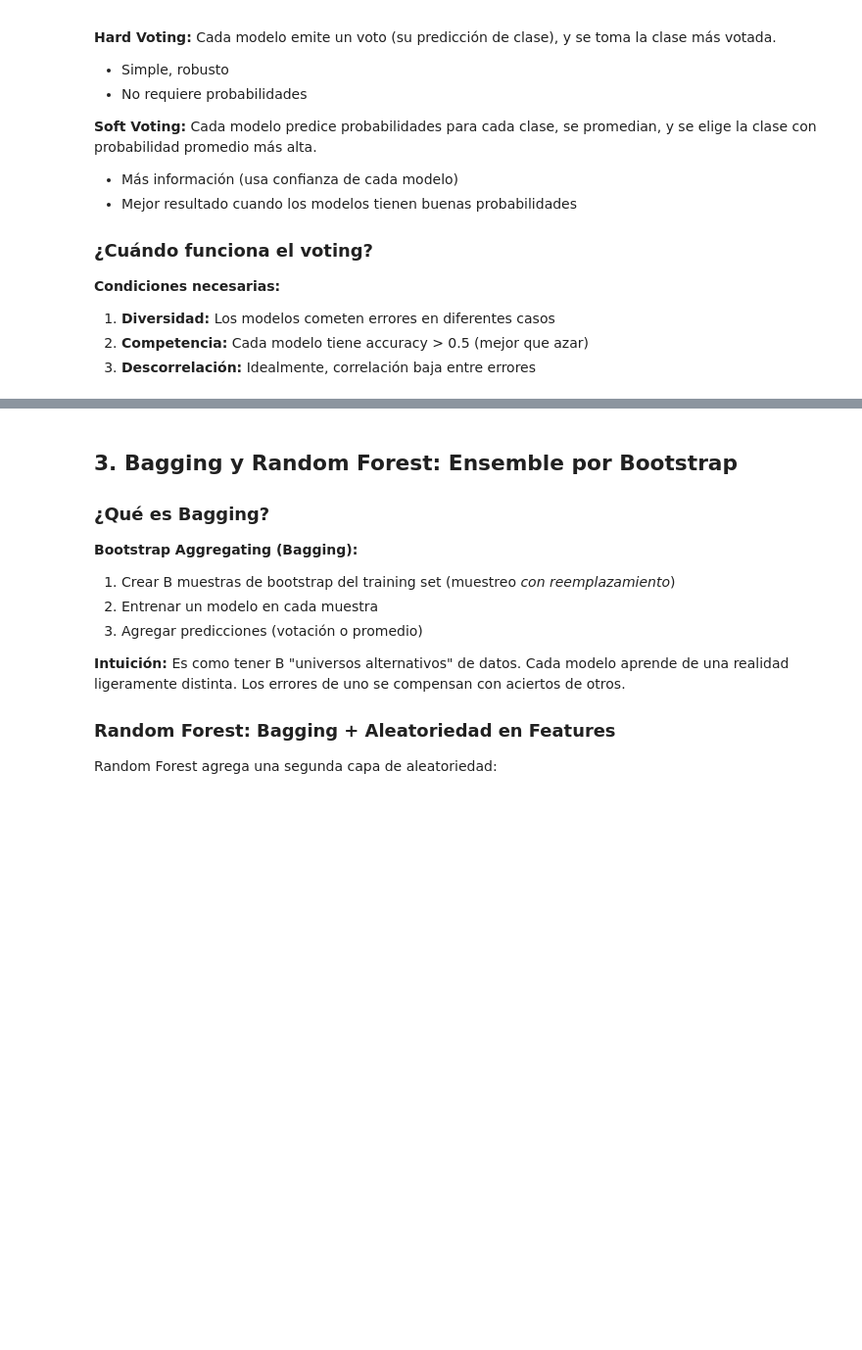
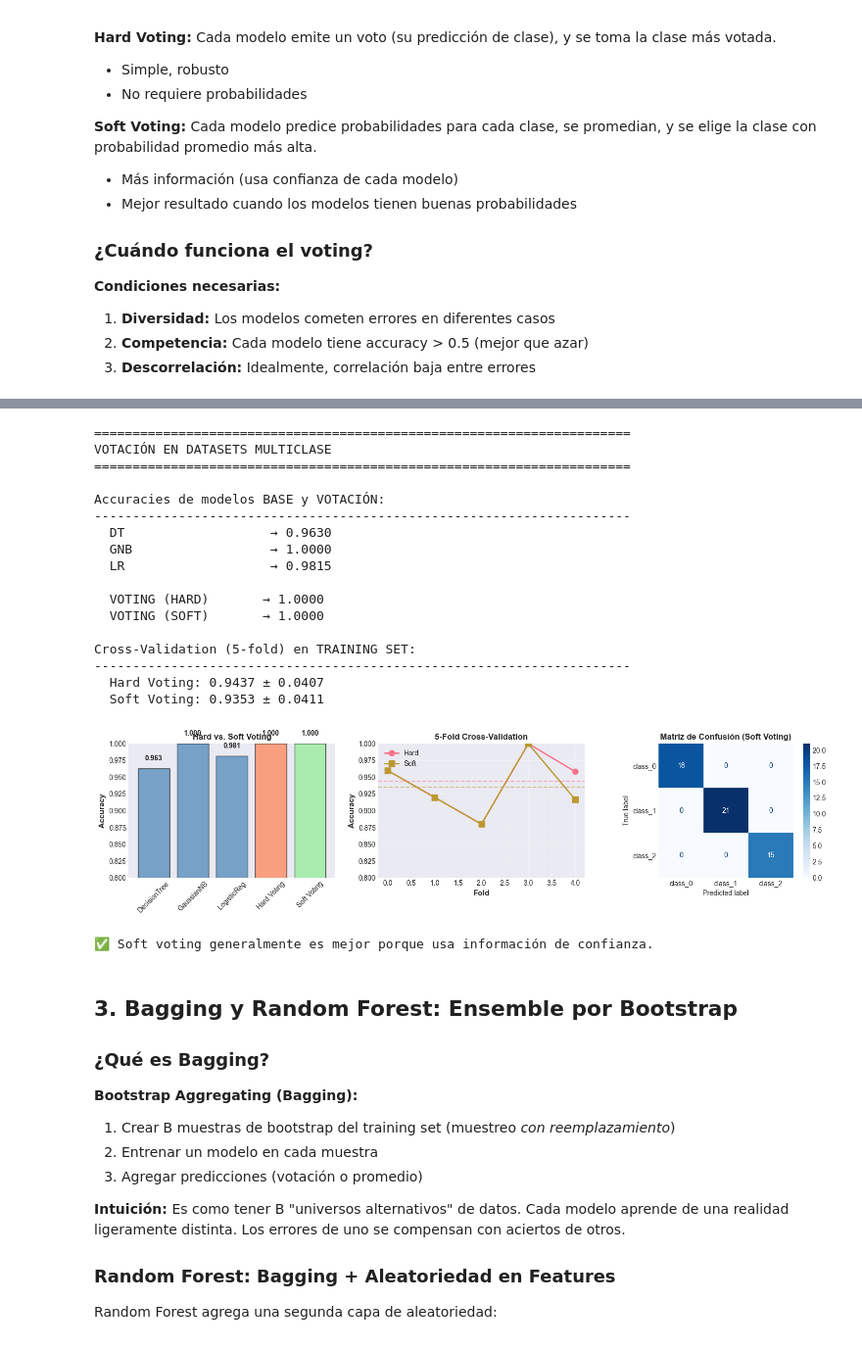
Before and after one commit to castudil/ML_2026, a Jupyter notebook: 07-Metodos de Comite/ML_U2_C05_ensemble_models.ipynb, the cells around one changed output, grey strips where cells are left out. Shown at 98% size. Drawn from its saved outputs; the diff is of its cells as text; code cells hidden in the pictures; blank space fills up the shorter version.

```diff
--- a/07-Metodos de Comite/ML_U2_C05_ensemble_models.ipynb
+++ b/07-Metodos de Comite/ML_U2_C05_ensemble_models.ipynb
@@ -263,27 +372,27 @@ print("="*70)
 print()
 
 # Crear ensemble con hard voting
-voting_hard = VotingClassifier(
+voting_hard = VotingClassifier( ## begin VotingClassifier
     estimators=[
         ('dt', DecisionTreeClassifier(max_depth=5, random_state=RANDOM_STATE)),
         ('gnb', GaussianNB()),
         ('lr', LogisticRegression(max_iter=200, random_state=RANDOM_STATE))
     ],
-    voting='hard'
-)
+    voting='hard' ## Mayoría simple (hard voting)
+) ## end VotingClassifier
 
 # Crear ensemble con soft voting
-voting_soft = VotingClassifier(
+voting_soft = VotingClassifier( ## begin VotingClassifier
     estimators=[
         ('dt', DecisionTreeClassifier(max_depth=5, random_state=RANDOM_STATE)),
         ('gnb', GaussianNB()),
         ('lr', LogisticRegression(max_iter=200, random_state=RANDOM_STATE))
     ],
-    voting='soft'
-)
+    voting='soft' ## Votación ponderada por probabilidades (soft voting)
+) ## end VotingClassifier
 
 # Entrenar
-voting_hard.fit(X_train, y_train)
+voting_hard.fit(X_train, y_train) ## recordar que fit es el entrenamiento del modelo
 voting_soft.fit(X_train, y_train)
 
 # Evaluación individual
@@ -291,7 +400,7 @@ print("Accuracies de modelos BASE y VOTACIÓN:")
 print("-" * 70)
 
 resultados = {}
-for nombre, modelo in voting_hard.estimators_:
+for nombre, modelo in voting_hard.named_estimators_.items():
     acc = accuracy_score(y_test, modelo.predict(X_test))
     resultados[nombre] = acc
     print(f"  {nombre.upper():20} → {acc:.4f}")
@@ -331,34 +440,57 @@ ax.set_ylabel('Accuracy', fontsize=11, fontweight='bold')
 ax.set_title('Hard vs. Soft Voting', fontsize=12, fontweight='bold')
 ax.set_ylim([0.8, 1.0])
 ax.tick_params(axis='x', rotation=45)
-ax.grid(axis='y', alpha=0.3)
+#ax.grid(axis='y', alpha=0.3)
+ax.grid(False)
 
 # Gráfico 2: Cross-validation scores
 ax = axes[1]
 x_pos = np.arange(len(cv_scores_hard))
 ax.plot(x_pos, cv_scores_hard, 'o-', label='Hard', linewidth=2, markersize=8)
 ax.plot(x_pos, cv_scores_soft, 's-', label='Soft', linewidth=2, markersize=8)
 ax.axhline(cv_scores_hard.mean(), color='C0', linestyle='--', alpha=0.5)
 ax.axhline(cv_scores_soft.mean(), color='C1', linestyle='--', alpha=0.5)
 ax.set_xlabel('Fold', fontsize=11, fontweight='bold')
 ax.set_ylabel('Accuracy', fontsize=11, fontweight='bold')
 ax.set_title('5-Fold Cross-Validation', fontsize=12, fontweight='bold')
 ax.legend()
 ax.set_ylim([0.8, 1.0])
 ax.grid(alpha=0.3)
 
 # Gráfico 3: Matriz de confusión soft voting
 from sklearn.metrics import ConfusionMatrixDisplay
 y_pred_soft = voting_soft.predict(X_test)
 cm = confusion_matrix(y_test, y_pred_soft)
 disp = ConfusionMatrixDisplay(confusion_matrix=cm, display_labels=wine.target_names)
 disp.plot(ax=axes[2], cmap='Blues', values_format='d')
 axes[2].set_title('Matriz de Confusión (Soft Voting)', fontsize=12, fontweight='bold')
+### eliminar gridlines del ultimo plot
+axes[2].grid(False)
 
 plt.tight_layout()
 plt.show()
 
 print("✅ Soft voting generalmente es mejor porque usa información de confianza.")
+# %% [output]
+======================================================================
+VOTACIÓN EN DATASETS MULTICLASE
+======================================================================
+
+Accuracies de modelos BASE y VOTACIÓN:
+----------------------------------------------------------------------
+  DT                   → 0.9630
+  GNB                  → 1.0000
+  LR                   → 0.9815
+
+  VOTING (HARD)       → 1.0000
+  VOTING (SOFT)       → 1.0000
+
+Cross-Validation (5-fold) en TRAINING SET:
+----------------------------------------------------------------------
+  Hard Voting: 0.9437 ± 0.0407
+  Soft Voting: 0.9353 ± 0.0411
+[figure, added]
+✅ Soft voting generalmente es mejor porque usa información de confianza.
 # %% [markdown]
 ## 3. Bagging y Random Forest: Ensemble por Bootstrap
 
```
Also changed, not shown: parts of 23 cells of this notebook.
